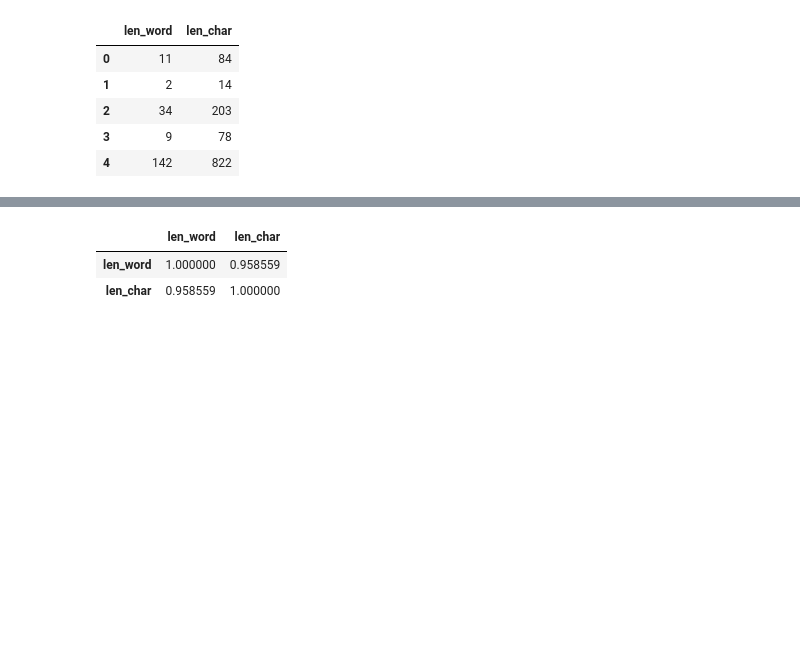
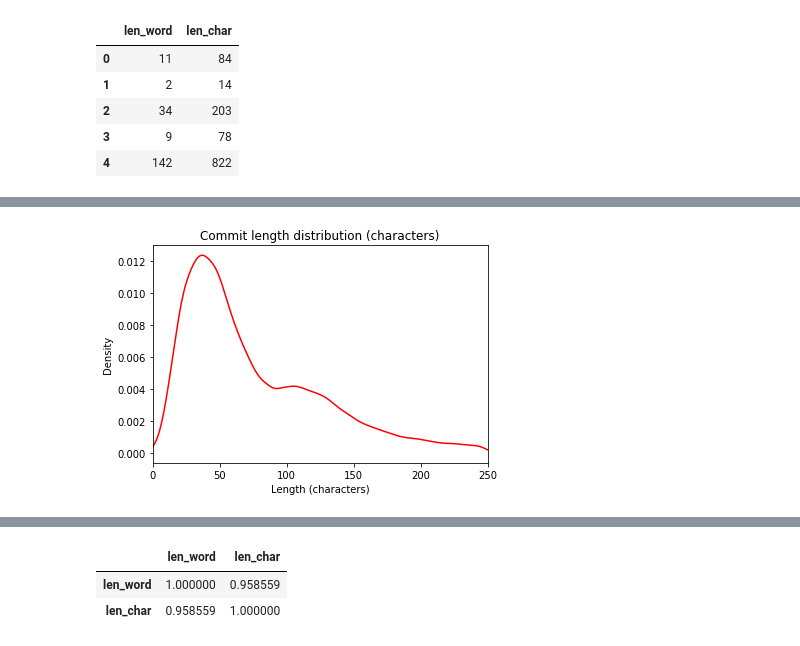
Before and after one commit to dkbrz/2018_DB_course, a Jupyter notebook: HW_3/Commits_DB.ipynb, the cells around one changed output, grey strips where cells are left out. Drawn from its saved outputs; the diff is of its cells as text; code cells hidden in the pictures; blank space fills up the shorter version.

```diff
--- a/HW_3/Commits_DB.ipynb
+++ b/HW_3/Commits_DB.ipynb
@@ -179 +203,9 @@ data.head()
+# %%
+k = 250
+data.len_char[data.len_char<k].plot.kde(color='red')
+plt.xlim((0, k))
+plt.xlabel('Length (characters)')
+plt.title('Commit length distribution (characters)');
+# %% [output]
+[figure, added]
 # %%
```
Also changed, not shown: parts of 21 cells of this notebook.
